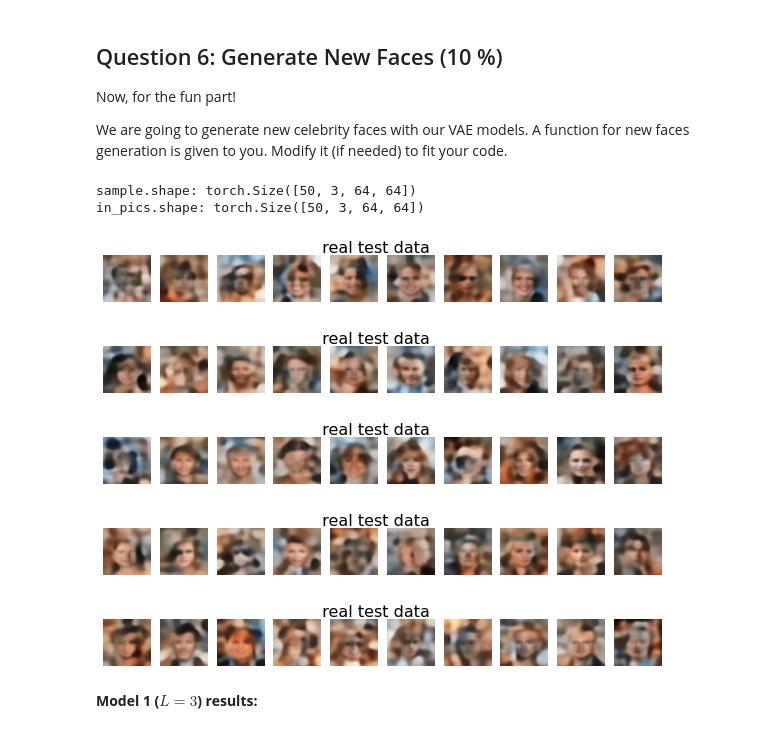
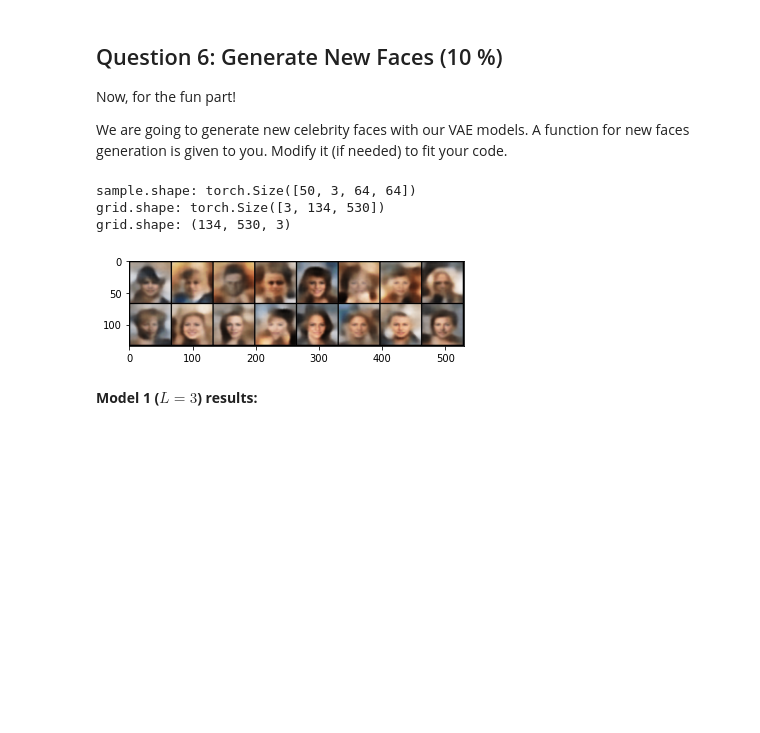
Before and after one commit to alexfok/IntroDeepLearning2022, a Jupyter notebook: Assignment4_work.ipynb, the cells around one changed output. Drawn from its saved outputs; the diff is of its cells as text; code cells hidden in the pictures; blank space fills up the shorter version.

```diff
--- a/Assignment4_work.ipynb
+++ b/Assignment4_work.ipynb
@@ -181,6 +167,12 @@ $[218,178,3]$ and the values are in $[0,1]$.
 # %% [markdown]
 Here, you will download the dataset to the Google Colab disk. It is highly recommended not to download the dataset to your own Google Drive account since it is time consuming.
 # %%
+DEBUG = False
+DEBUG_NN = False
+model_path = '/content/gdrive/My Drive/Intro_to_Deep_Learning/ex4_model2.pk'
+# Do not save\load model for now
+model_path = None
+
 data_path = "datasets" ## TO DO -- UPDATE ME!
 
 base_url = "https://graal.ift.ulaval.ca/public/celeba/"
@@ -1343,36 +1169,41 @@ We are going to generate new celebrity faces with our VAE models. A function for
 # %%
 # creates random noise sample in the correct shape.
 def generate_faces(model, grid_size, latent):
     model.eval()
     dummy = torch.empty([batch_size,latent])
     z = torch.randn_like(dummy).to(device)
 
     #insert the random noise to the decoder to create new samples.
     sample = model.decode(z)
     print(f'sample.shape: {sample.shape}')
+
     new_face_list = []
-
     j=0
     while j < grid_size:
         new_face_list.append(sample[j])
         j+=1
 
-    display_images(sample, X=5)
+#    display_images(sample, X=5)
 
-#    grid = make_grid(new_face_list)
-#    print(f'grid.shape: {grid.shape}')
-#    show(grid.cpu())
+    grid = make_grid(new_face_list)
+    print(f'grid.shape: {grid.shape}')
+    grid = grid.cpu()
+    grid = grid.numpy().transpose((1, 2, 0))
+    print(f'grid.shape: {grid.shape}')
+    plt.imshow(grid)
+
+# Load model from GDrive if not trained
+if (model_path is not None):
+    print(f'Load model2 from GDrive')
+    model_2.load_state_dict(torch.load(model_path))
 
 #latent2 = 200
-generate_faces(model_2, grid_size=1, latent = latent2)
+#generate_faces(model_2, grid_size=16, latent = latent2)
 # %% [output]
 sample.shape: torch.Size([50, 3, 64, 64])
-in_pics.shape: torch.Size([50, 3, 64, 64])
+grid.shape: torch.Size([3, 134, 530])
+grid.shape: (134, 530, 3)
-[figure, old version]
+[figure, new version]
-[figure, removed]
-[figure, removed]
-[figure, removed]
-[figure, removed]
 # %% [markdown]
 **Model 1 ($L = 3$) results:**
 # %%
```
Also changed, not shown: parts of 40 cells of this notebook.
